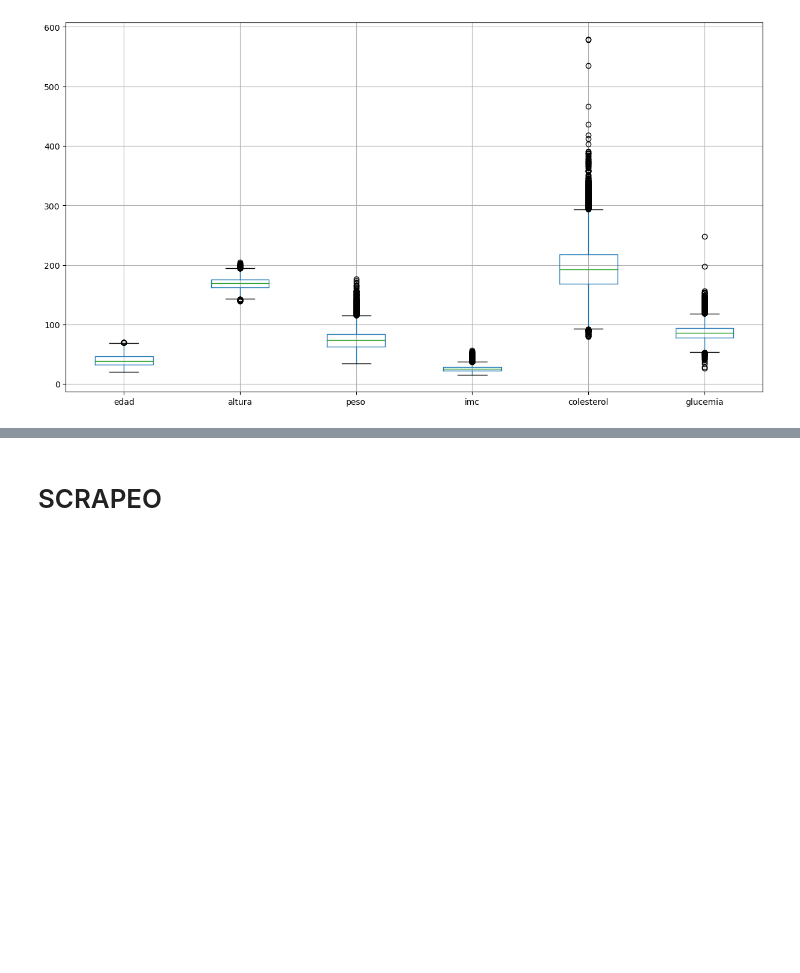
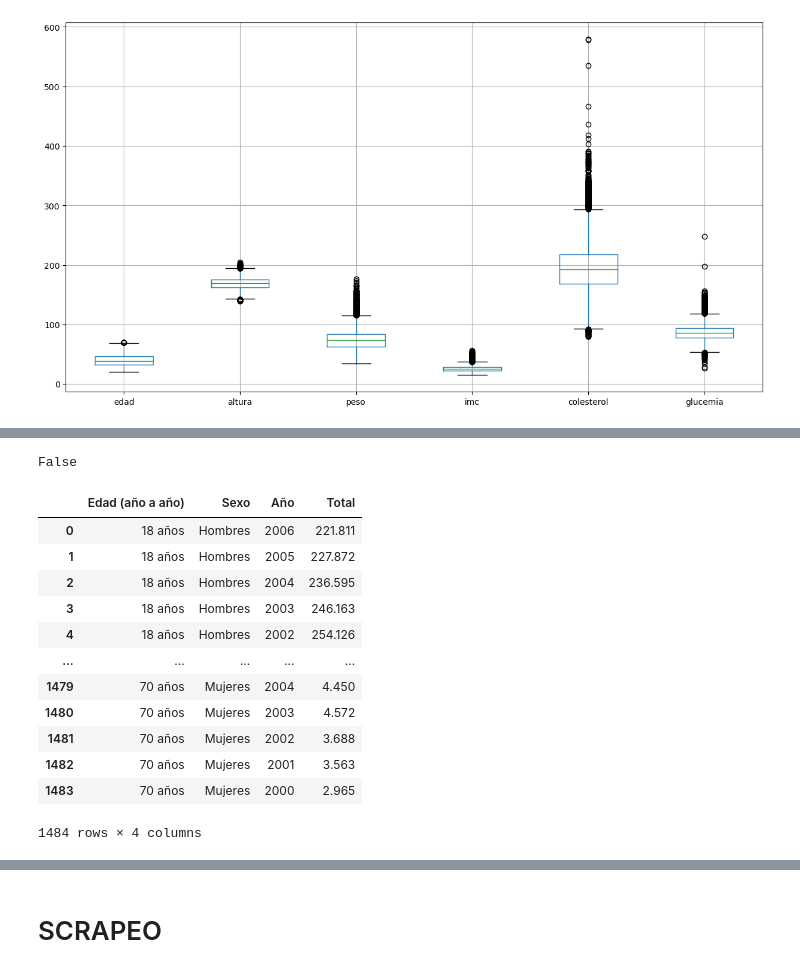
Before and after one commit to karmelealonso/3.-project_etl, a Jupyter notebook: Untitled8.ipynb, the cells around one changed output, grey strips where cells are left out. Saved outputs shown, nothing was run; the diff lists cells and outputs as text; code cells hidden in the pictures; blank space fills up the shorter version.

```diff
--- a/Untitled8.ipynb
+++ b/Untitled8.ipynb
@@ -543,0 +520,23 @@ df2.head()
+# %%
+df2.duplicated().any()
+# %% [output]
+False
+# %%
+columnas_a_eliminar = ["Total Nacional", "Comunidades y Ciudades Autónomas", "Españoles/Extranjeros"]
+# %%
+df2 = df2.drop(columnas_a_eliminar, axis=1)
+df2
+# %% [output]
+|  | Edad (año a año) | Sexo | Año | Total |
+| 0 | 18 años | Hombres | 2006 | 221.811 |
+| 1 | 18 años | Hombres | 2005 | 227.872 |
+| 2 | 18 años | Hombres | 2004 | 236.595 |
+| 3 | 18 años | Hombres | 2003 | 246.163 |
+| 4 | 18 años | Hombres | 2002 | 254.126 |
+| ... | ... | ... | ... | ... |
+| 1479 | 70 años | Mujeres | 2004 | 4.450 |
+| 1480 | 70 años | Mujeres | 2003 | 4.572 |
+| 1481 | 70 años | Mujeres | 2002 | 3.688 |
+| 1482 | 70 años | Mujeres | 2001 | 3.563 |
+| 1483 | 70 años | Mujeres | 2000 | 2.965 |
+1484 rows × 4 columns
```
Also changed, not shown: parts of 53 cells of this notebook, 2 other files.
